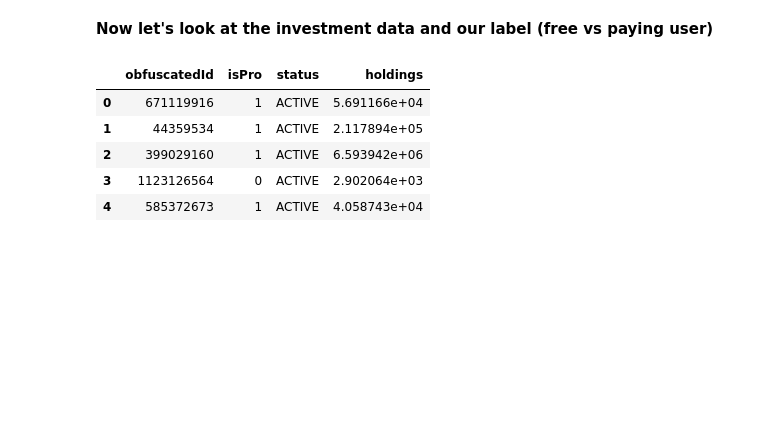
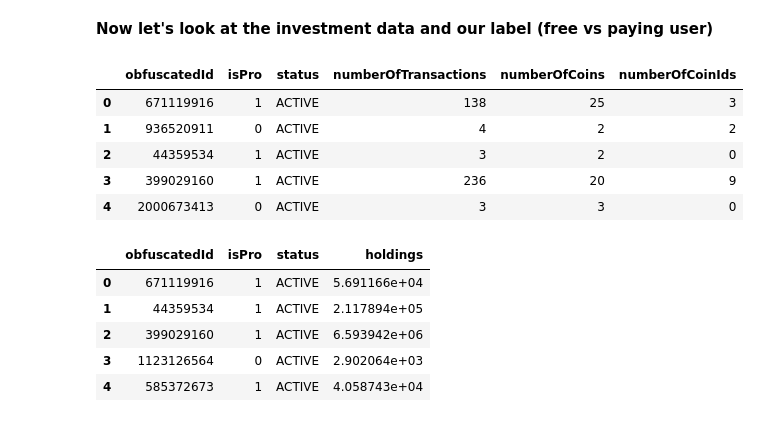
Before and after one commit to advaithasabnis/target-and-market, a Jupyter notebook: main/03 - clean_merge_explore.ipynb, the cells around one changed output. Saved outputs shown, nothing was run; the diff lists cells and outputs as text; code cells hidden in the pictures; blank space fills up the shorter version.

```diff
--- a/main/03 - clean_merge_explore.ipynb
+++ b/main/03 - clean_merge_explore.ipynb
@@ -94,3 +94,12 @@ user_holdings = pd.read_csv(data_folder/'user_holdings.csv')
 user_purchases = pd.read_csv(data_folder/'user_purchases_may.csv', index_col=0)
 user_purchases_june = pd.read_csv(data_folder/'user_purchases_early_june.csv', index_col=0)
 user_transactions = pd.read_csv(data_folder/'user_transactions.tsv', sep='\t')
+# %%
+user_transactions.head()
+# %% [output]
+|  | obfuscatedId | isPro | status | numberOfTransactions | numberOfCoins | numberOfCoinIds |
+| 0 | 671119916 | 1 | ACTIVE | 138 | 25 | 3 |
+| 1 | 936520911 | 0 | ACTIVE | 4 | 2 | 2 |
+| 2 | 44359534 | 1 | ACTIVE | 3 | 2 | 0 |
+| 3 | 399029160 | 1 | ACTIVE | 236 | 20 | 9 |
+| 4 | 2000673413 | 0 | ACTIVE | 3 | 3 | 0 |
```
Also changed, not shown: parts of 9 cells of this notebook.
